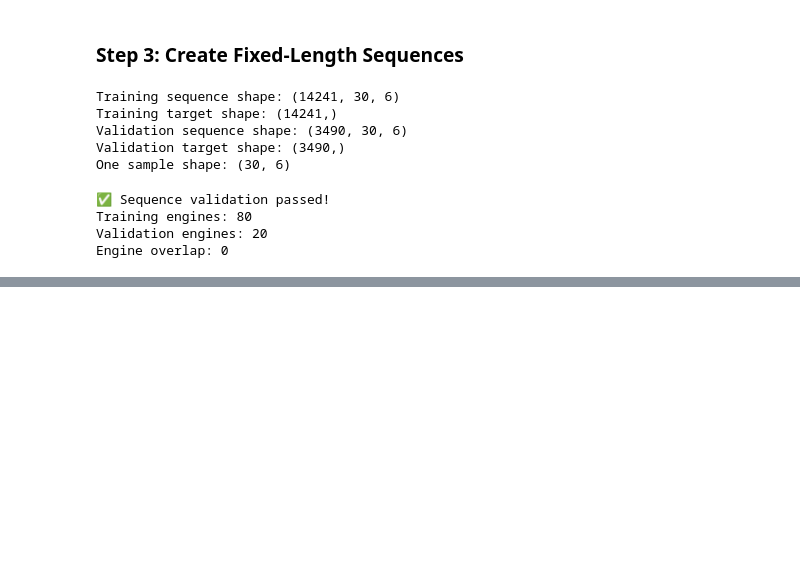
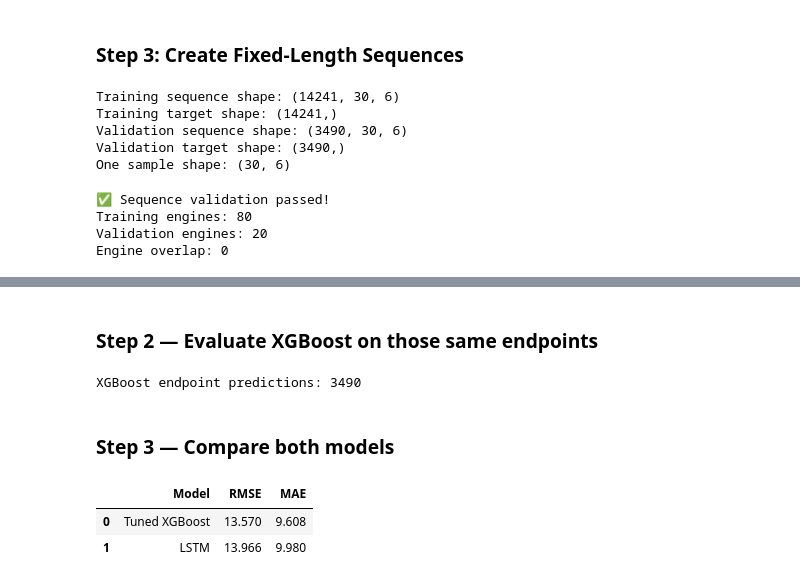
Before and after one commit to Bhav-creator452/predictive-maintenance-analyzer, a Jupyter notebook: notebooks/01_data_understanding.ipynb, the cells around one changed output, grey strips where cells are left out. Drawn from its saved outputs; the diff is of its cells as text; code cells hidden in the pictures; blank space fills up the shorter version.

```diff
--- a/notebooks/01_data_understanding.ipynb
+++ b/notebooks/01_data_understanding.ipynb
@@ -2447,0 +2855,18 @@ Engine overlap: 0
+# %%
+import torch
+import torch.nn as nn
+
+from torch.utils.data import TensorDataset, DataLoader
+
+# Calculate target statistics from TRAINING sequences only
+y_mean = float(np.mean(y_train_seq))
+y_std = float(np.std(y_train_seq))
+
+# Convert RUL targets to a standardized scale
+y_train_scaled = (y_train_seq - y_mean) / y_std
+y_val_scaled = (y_val_seq - y_mean) / y_std
+
+print(f"Training target mean: {y_mean:.3f}")
+print(f"Training target std:  {y_std:.3f}")
+print(f"Scaled target mean:   {y_train_scaled.mean():.3f}")
+print(f"Scaled target std:    {y_train_scaled.std():.3f}")
@@ -2447,0 +3188,57 @@ Engine overlap: 0
+# %% [markdown]
+### Step 2 — Evaluate XGBoost on those same endpoints
+# %%
+endpoint_xgb_model = XGBRegressor(
+    objective="reg:squarederror",
+    max_depth=5,
+    n_estimators=250,
+    learning_rate=0.03,
+    subsample=0.8,
+    colsample_bytree=0.8,
+    tree_method="hist",
+    random_state=42,
+    n_jobs=-1
+)
+
+endpoint_xgb_model.fit(X_train, y_train)
+
+xgb_endpoint_predictions = endpoint_xgb_model.predict(
+    X_val_endpoints
+)
+
+print("XGBoost endpoint predictions:",
+      len(xgb_endpoint_predictions))
+# %% [output]
+XGBoost endpoint predictions: 3490
+# %% [markdown]
+### Step 3 — Compare both models
+# %%
+comparison = pd.DataFrame({
+    "Model": ["LSTM", "Tuned XGBoost"],
+    "RMSE": [
+        np.sqrt(mean_squared_error(
+            y_endpoint, lstm_val_predictions
+        )),
+        np.sqrt(mean_squared_error(
+            y_endpoint, xgb_endpoint_predictions
+        ))
+    ],
+    "MAE": [
+        mean_absolute_error(
+            y_endpoint, lstm_val_predictions
+        ),
+        mean_absolute_error(
+            y_endpoint, xgb_endpoint_predictions
+        )
+    ]
+})
+
+comparison = comparison.sort_values(
+    "RMSE"
+).reset_index(drop=True)
+
+comparison.round(3)
+# %% [output]
+|  | Model | RMSE | MAE |
+| 0 | Tuned XGBoost | 13.570 | 9.608 |
+| 1 | LSTM | 13.966 | 9.980 |
```
Also changed, not shown: parts of 27 cells of this notebook, 1 other file.
